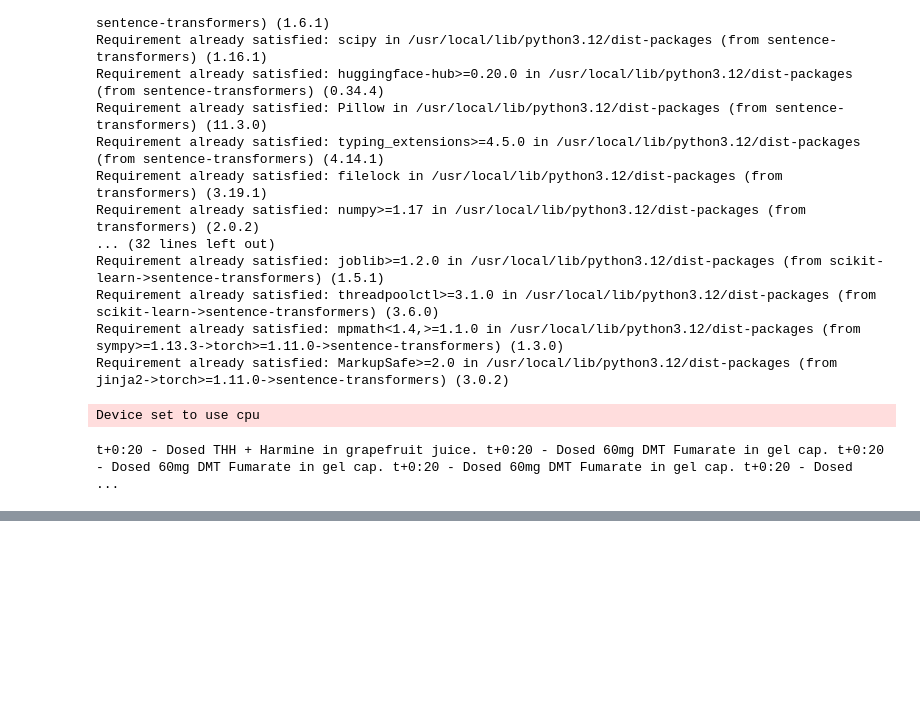
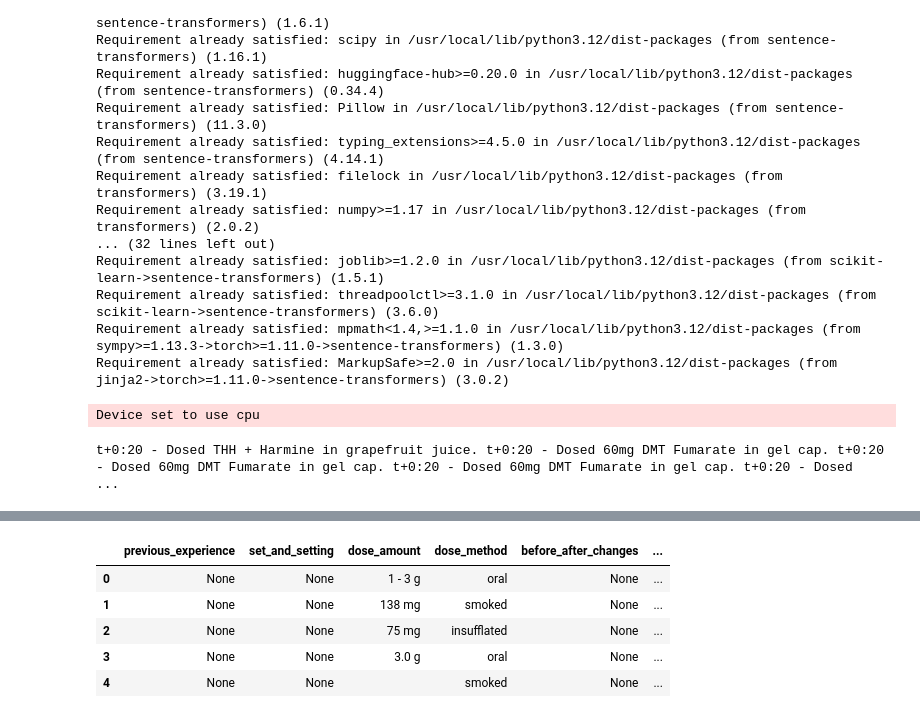
Before and after one commit to shatinz/tripreports, a Jupyter notebook: tripreport.ipynb, the cells around one changed output, grey strips where cells are left out. Cells and saved outputs as stored; diff of their text form; code cells hidden in the pictures; blank space fills up the shorter version.

```diff
--- a/tripreport.ipynb
+++ b/tripreport.ipynb
@@ -244,0 +341,81 @@ similarity_matrix = cosine_similarity(entities_embeddings.cpu().numpy())
+# %%
+import pandas as pd
+from bs4 import BeautifulSoup
+
+schema_fields = [
+    "previous_experience",
+    "set_and_setting",
+    "dose_amount", # Renamed dose_and_route to dose_amount
+    "dose_method", # Added new field for dose method
+    "before_after_changes",
+    "extraordinary_thinking",
+    "combination_with_other_substances",
+    "intention",
+    "experience_phases",
+    "onset_description",
+    "perceived_realness",
+    "objective_elements",
+    "entities_or_other_beings",
+    "childhood_trauma",
+    "time_relation",
+    "sex_effects",
+    "self_love_experience",
+    "semantic_relations",
+    "year_of_experience",
+    "age",
+    "gender",
+    "substance_used",
+    "most_important_element"
+]
+
+processed_reports = []
+
+for report_data in extracted_data:
+    processed_report = {}
+    for field in schema_fields:
+        processed_report[field] = None  # Initialize all fields to None
+
+    # Map scraped data to schema_fields
+    if report_data.get('substance'):
+        processed_report['substance_used'] = report_data['substance']
+
+    if report_data.get('bodyweight'):
+        bodyweight_soup = BeautifulSoup(report_data['bodyweight'], 'html.parser')
+        bodyweight_td = bodyweight_soup.find('td', class_='bodyweight-amount')
+        processed_report['age'] = bodyweight_td.text.strip() if bodyweight_td else None
+
+    if report_data.get('footdata'):
+        footdata_soup = BeautifulSoup(report_data['footdata'], 'html.parser')
+
+        year_td = footdata_soup.find('td', class_='footdata-expyear')
+        processed_report['year_of_experience'] = year_td.text.replace('Exp Year:', '').strip() if year_td else None
+
+        gender_td = footdata_soup.find('td', class_='footdata-gender')
+        processed_report['gender'] = gender_td.text.replace('Gender:', '').strip() if gender_td else None
+
+        age_td = footdata_soup.find('td', class_='footdata-ageofexp')
+        processed_report['age'] = age_td.text.replace('Age at time of experience:', '').strip() if age_td else None
+
+    # Extract dose amount and method from dosechart
+    if report_data.get('dosechart'):
+        dosechart_soup = BeautifulSoup(report_data['dosechart'], 'html.parser')
+        amount_td = dosechart_soup.find('td', class_='dosechart-amount')
+        method_td = dosechart_soup.find('td', class_='dosechart-method')
+
+        processed_report['dose_amount'] = amount_td.text.strip() if amount_td else None
+        processed_report['dose_method'] = method_td.text.strip() if method_td else None
+
+    processed_reports.append(processed_report)
+
+# Create a pandas DataFrame from the processed data
+df_processed_reports = pd.DataFrame(processed_reports)
+
+# Display the first few rows of the DataFrame
+display(df_processed_reports.head())
+# %% [output]
+|  | previous_experience | set_and_setting | dose_amount | dose_method | before_after_changes | ... |
+| 0 | None | None | 1 - 3 g | oral | None | ... |
+| 1 | None | None | 138 mg | smoked | None | ... |
+| 2 | None | None | 75 mg | insufflated | None | ... |
+| 3 | None | None | 3.0 g | oral | None | ... |
+| 4 | None | None |  | smoked | None | ... |
```
Also changed, not shown: parts of 3 cells of this notebook.
